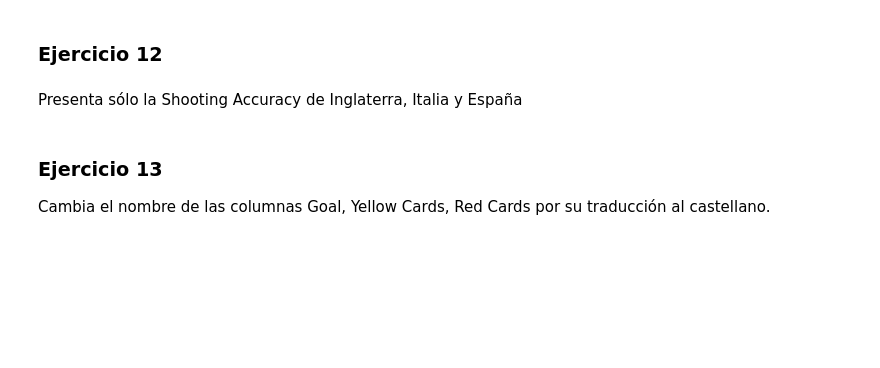
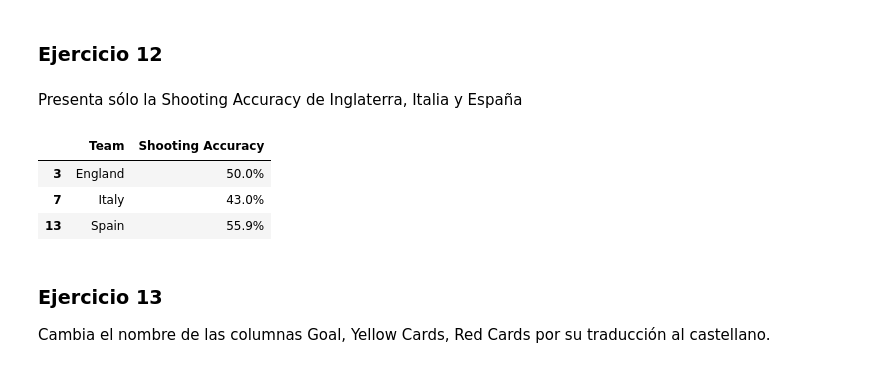
Before and after one commit to SaraManz/ONLINE_DS_THEBRIDGE_SARAMANZ, a Jupyter notebook: 02_Programacion_y_Herramientas_Avanzadas/Sprint_04 (PRACTICA)/Unidad_02/Ejercicios_Workout/12_Ejercicios_Series.ipynb, the cells around one changed output. Drawn from its saved outputs; the diff is of its cells as text; code cells hidden in the pictures; blank space fills up the shorter version.

```diff
--- a/02_Programacion_y_Herramientas_Avanzadas/Sprint_04 (PRACTICA)/Unidad_02/Ejercicios_Workout/12_Ejercicios_Series.ipynb
+++ b/02_Programacion_y_Herramientas_Avanzadas/Sprint_04 (PRACTICA)/Unidad_02/Ejercicios_Workout/12_Ejercicios_Series.ipynb
@@ -254,6 +278,14 @@ Muestra el nombre, número de goles y la precisión en el tiro de los equipos qu
 ### Ejercicio 12
 # %% [markdown]
 Presenta sólo la Shooting Accuracy de Inglaterra, Italia y España
+# %%
+indices = [3,7,13]
+df_euro12.loc[indices, ['Team', 'Shooting Accuracy']]
+# %% [output]
+|  | Team | Shooting Accuracy |
+| 3 | England | 50.0% |
+| 7 | Italy | 43.0% |
+| 13 | Spain | 55.9% |
 # %% [markdown]
 ### Ejercicio 13
 
```
Also changed, not shown: parts of 6 cells of this notebook.
